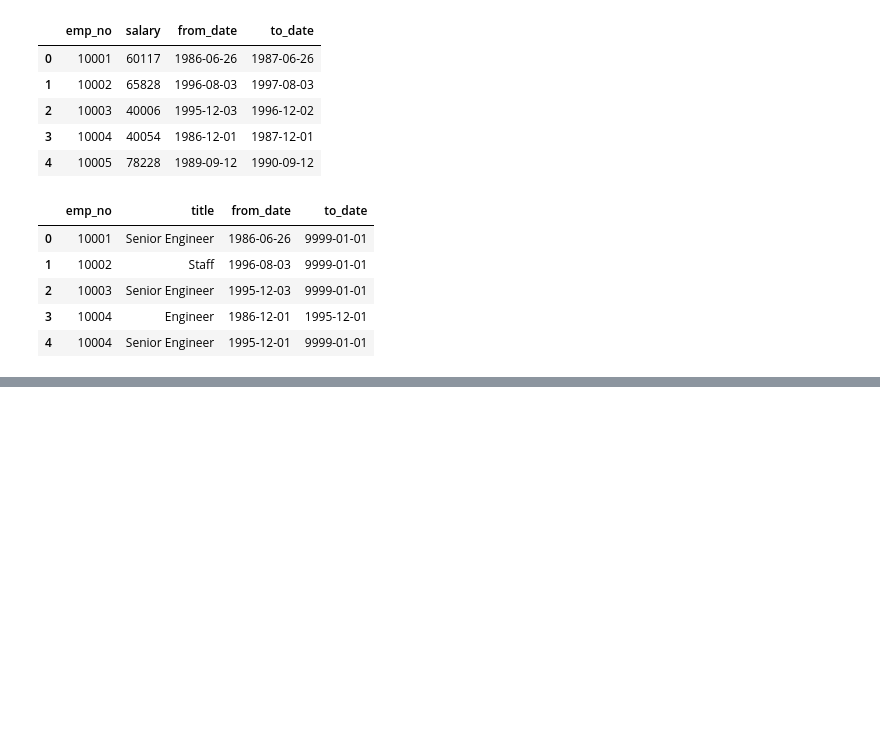
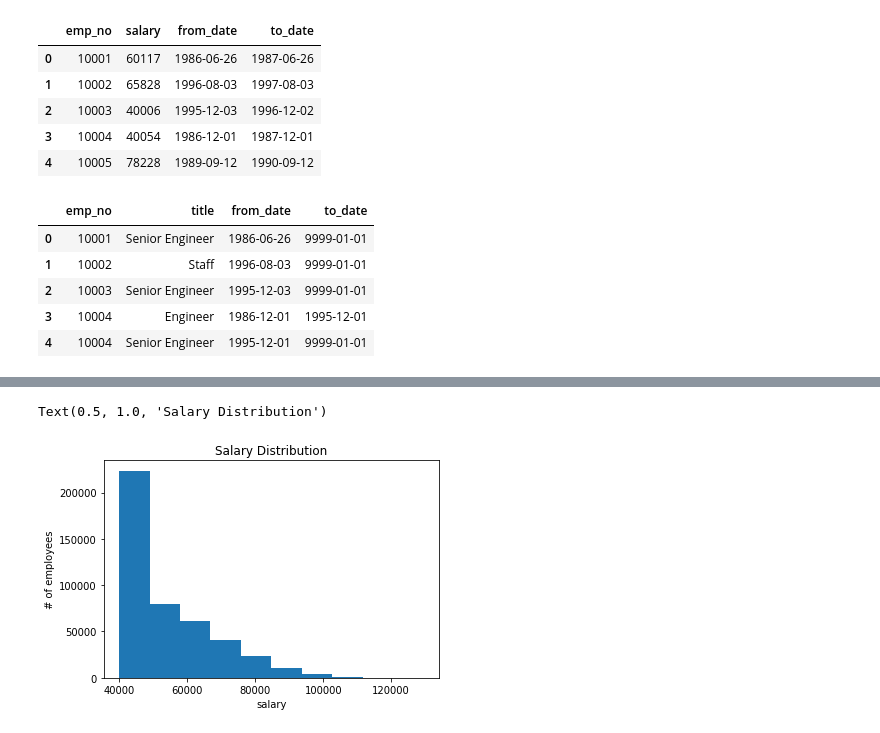
Before and after one commit to wisemantyr/emp-sql, a Jupyter notebook: Bonus/SQLBonus.ipynb, the cells around one changed output, grey strips where cells are left out. Cells and saved outputs as stored; diff of their text form; code cells hidden in the pictures; blank space fills up the shorter version.

```diff
--- a/Bonus/SQLBonus.ipynb
+++ b/Bonus/SQLBonus.ipynb
@@ -44 +46,9 @@ merged_df
+# %%
+plt.hist(MergedDF["salary"])
+plt.xlabel("salary")
+plt.ylabel("# of employees")
+plt.title("Salary Distribution")
+# %% [output]
+Text(0.5, 1.0, 'Salary Distribution')
+[figure, added]
 # %%
```
Also changed, not shown: parts of 5 cells of this notebook.
